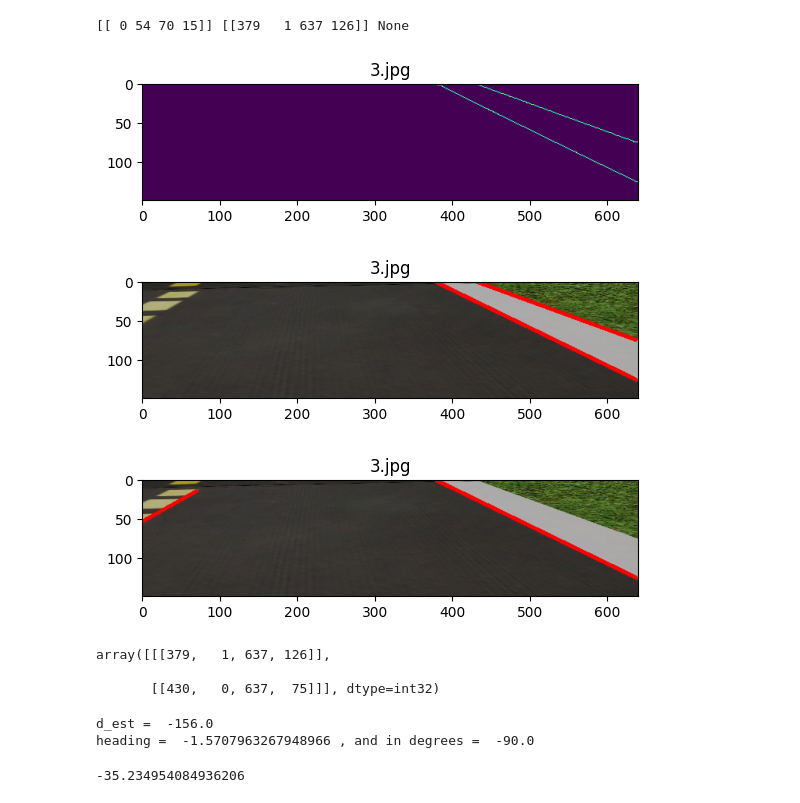
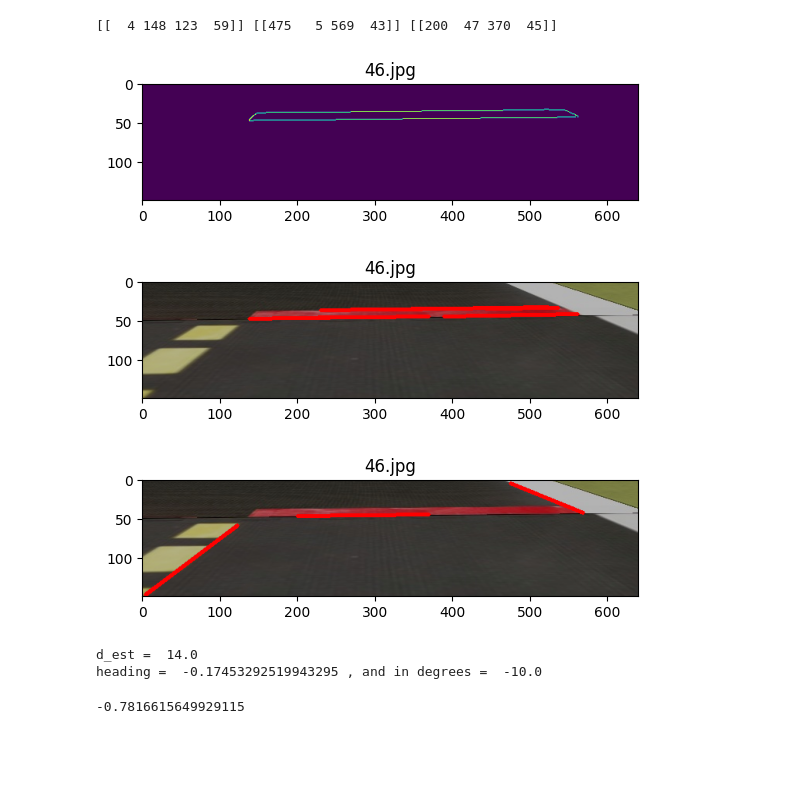
Before and after one commit to adrshsrvstv/CS4278-5478-Project-Materials, a Jupyter notebook: Lane Pose Estimation.ipynb, the cells around one changed output. Cells and saved outputs as stored; diff of their text form; code cells hidden in the pictures; blank space fills up the shorter version.

```diff
--- a/Lane Pose Estimation.ipynb
+++ b/Lane Pose Estimation.ipynb
@@ -229,7 +229,7 @@ def filter_outlier_lines(lines):
     return np.asarray(filtered_lines)
 # %%
 path = "observations_test"
-title = "3.jpg"
+title = "46.jpg"
 img = cv2.imread(os.path.join(path, title))
 # %%
 lookdown, lookahead, initial = preprocess(img)
@@ -239,25 +239,19 @@ state = "in_lane" # "initializing"  "in_lane"
 # %%
 yellow, white, red = get_lane_lines(image, mode)
 print(yellow, white, red)
 
-edges = get_edges(image, color="white", blur=True)
+edges = get_edges(image, color="red", blur=True)
 lines = get_lines_in_image(edges)
 
 show(edges)
 show_lines_on_image(image, lines)
 
 show_lines_on_image(image, [yellow, white, red])
 # %% [output]
-[[ 0 54 70 15]] [[379   1 637 126]] None
+[[  4 148 123  59]] [[475   5 569  43]] [[200  47 370  45]]
-[figure, old version]
+[figure, new version]
-[figure, old version]
+[figure, new version]
-[figure, old version]
+[figure, new version]
-# %%
-lines
-# %% [output]
-array([[[379,   1, 637, 126]],
-
-       [[430,   0, 637,  75]]], dtype=int32)
 # %%
 d_est = get_d_est(yellow, white, mode)
 print("d_est = ", d_est)
@@ -266,9 +260,9 @@ print("heading = ", heading, ", and in degrees = ", np.degrees(heading))
 
 get_steering(heading,d_est, state )
 # %% [output]
-d_est =  -156.0
-heading =  -1.5707963267948966 , and in degrees =  -90.0
+d_est =  14.0
+heading =  -0.17453292519943295 , and in degrees =  -10.0
--35.234954084936206
+-0.7816615649929115
 # %%
 for line in filter_outlier_lines(lines):
     print(line, np.around(np.degrees(np.arctan(slope(line)))), get_distance_from_line(line, mode))
```
Also changed, not shown: parts of 8 cells of this notebook, 7 other files.
